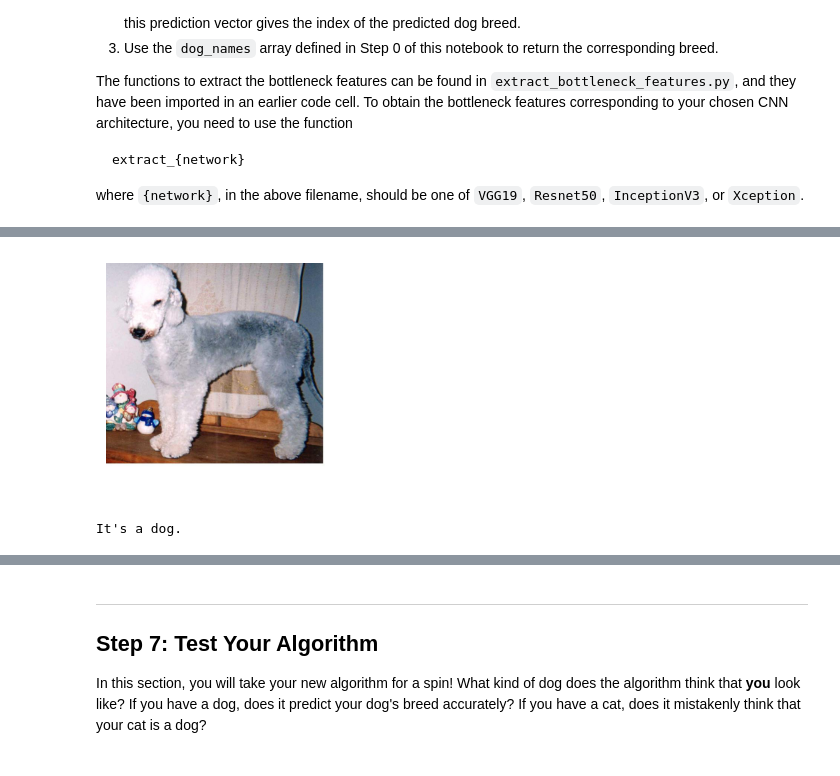
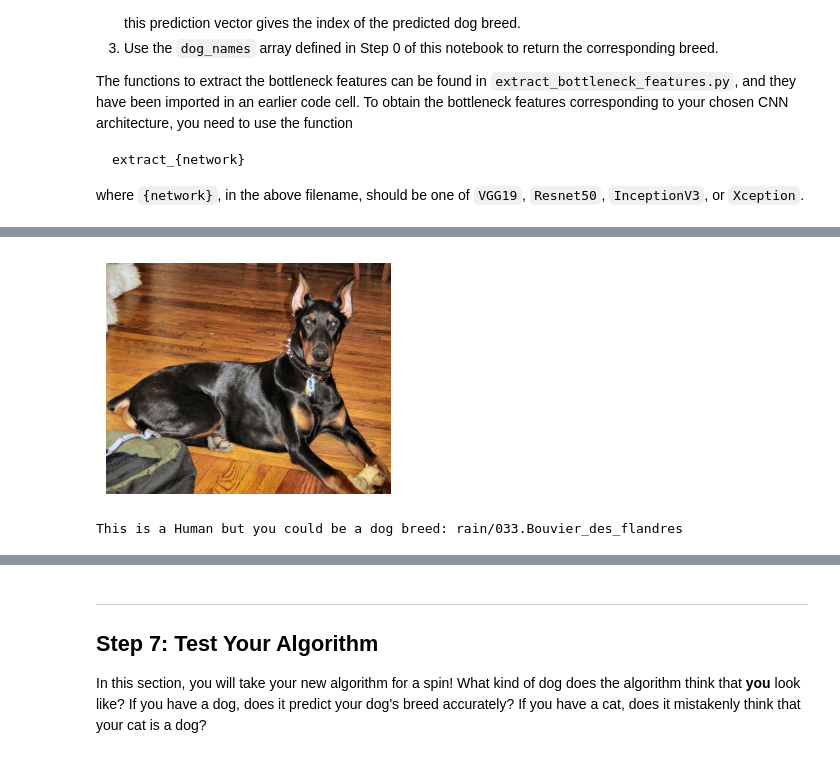
Before and after one commit to mafda/dog_breed_classifier, a Jupyter notebook: src/dog_app.ipynb, the cells around one changed output, grey strips where cells are left out. Cells and saved outputs as stored; diff of their text form; code cells hidden in the pictures.

```diff
--- a/src/dog_app.ipynb
+++ b/src/dog_app.ipynb
@@ -1073,16 +1071,18 @@ def display_img(img_path):
     plt.axis('off')
     plt.show()
 
-
 def predict_breed(img_path):
     display_img(img_path)
     if dog_detector(img_path):
-        return print("It's a dog.")
+        return print(f"This is a Dog with a chance of being of the breed: {Xception_predict_breed(img_path)}")
 
     if face_detector(img_path):
-        return print("It's a human.")
+        return print(f'This is a Human but you could be a dog breed: {Xception_predict_breed(img_path)}')
+
+    else:
+        return print(f'This is neither dog nor human.')
 # %%
-predict_breed(test_files[3])
+predict_breed(test_files[1])
 # %% [output]
-[figure, old version]
+[figure, new version]
-It's a dog.
+This is a Human but you could be a dog breed: rain/033.Bouvier_des_flandres
```
Also changed, not shown: parts of 20 cells of this notebook.
